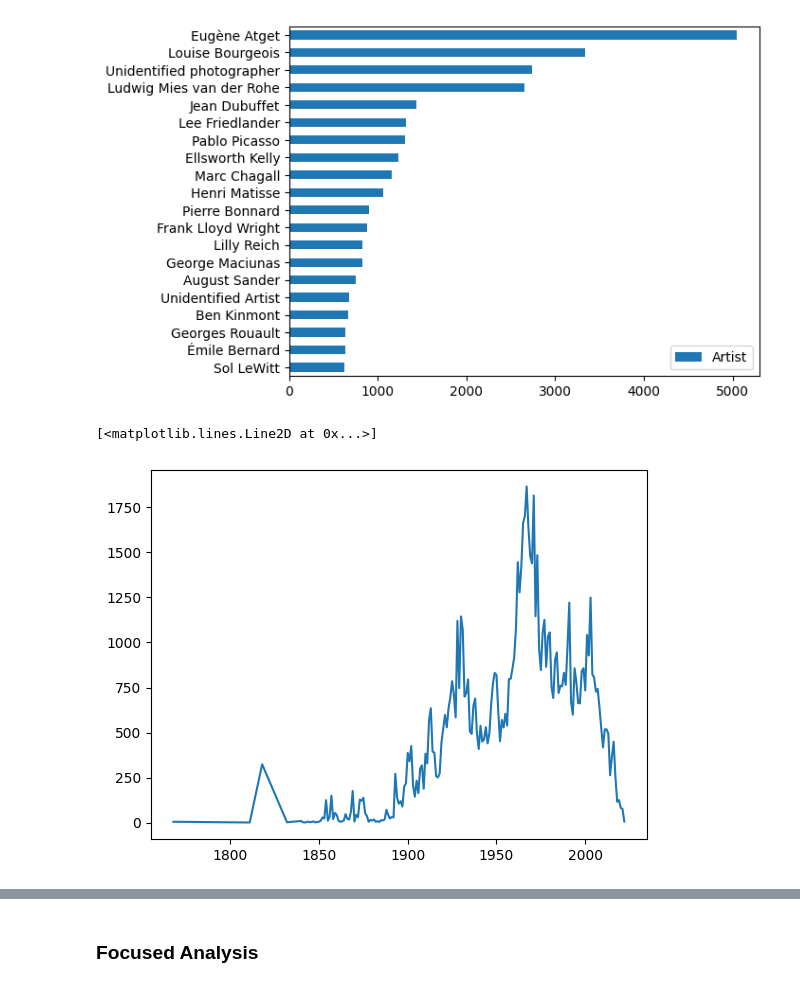
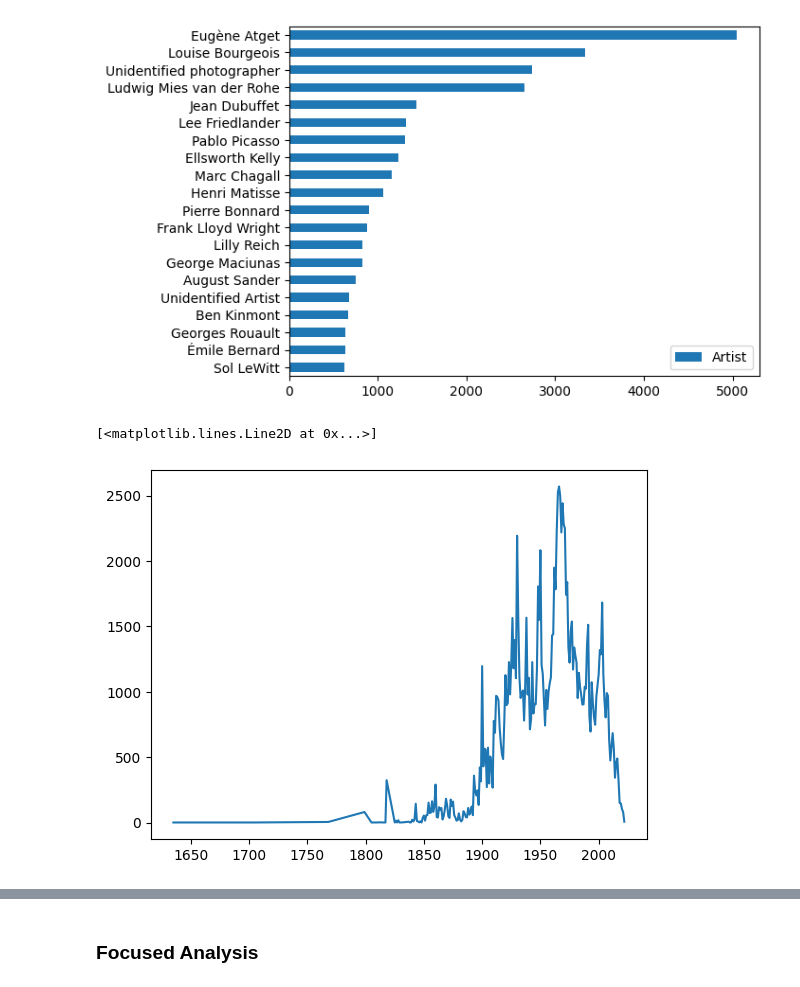
Before and after one commit to maleehaz/DH140-Final-Project, a Jupyter notebook: DH140-finalproject.ipynb, the cells around one changed output, grey strips where cells are left out. Saved outputs shown, nothing was run; the diff lists cells and outputs as text; code cells hidden in the pictures.

```diff
--- a/DH140-finalproject.ipynb
+++ b/DH140-finalproject.ipynb
@@ -64,0 +89,2 @@ dfartworks.head()
+# %%
+dfartworks['YearAcquired'] = pd.DatetimeIndex(dfartworks['DateAcquired']).year
@@ -106,16 +153,18 @@ genderplot = dfgender.plot.pie(subplots = True, figsize=(12,5), autopct='%1.2f%%
 [figure]
 # %%
 myStopWords = list(punctuation) + stopwords.words('english')
+numWords = ['zero', 'one', 'two', 'three', 'four', 'five', 'six', 'seven', 'eight', 'nine']
 dfartworks['Medium'] = dfartworks['Medium'].str.lower()
-dfartworks['Medium'] = dfartworks['Medium'].str.replace(',', ' ')
+for c in punctuation:
+  dfartworks['Medium'] = dfartworks['Medium'].str.replace(c, ' ')
 dfartworks = dfartworks.astype({'Medium':'string'})
 dfmed = dfartworks['Medium'].dropna()
 medwordlist = []
 for i in dfmed:
     for w in i.split():
-        if w not in myStopWords:
-            medwordlist.append(w)
-# NEED TO REDUCE WORDS TO STEMS TO FURTHER REFINE
+        if w not in myStopWords and w not in numWords and (not w.isnumeric()):
+            medwordlist.append(PorterStemmer().stem(w))
+
 dfmed = pd.DataFrame(nltk.FreqDist(medwordlist).most_common(20), columns= ['Words', 'Frequency']).sort_values('Frequency')
 medplot = plt.barh(dfmed['Words'], dfmed['Frequency'], color='lightcoral')
 # %% [output]
@@ -129,12 +182,25 @@ artistdistdf.head(20).sort_values('Artist').plot.barh()
 [figure]
 # %%
 dates = []
-for i in dfartworks['Date']:
-  if (not pd.isna(i)) and i.isnumeric() and len(i) == 4:
-    dates.append(int(i))
+dfartworks = dfartworks.astype({'Date':'string'})
+for c in punctuation:
+  dfartworks['Date'] = dfartworks['Date'].str.replace(c, ' ')
+dfartworks['Date'] = dfartworks['Date'].str.replace('s', ' ')
+dfartworks['Date'] = dfartworks['Date'].str.replace('–', ' ')
+dfartworks['Date'] = dfartworks['Date'].str.lower()
+
+for i in range(len(dfartworks)):
+   if (not pd.isna(dfartworks['Date'][i])):
+      for w in dfartworks['Date'][i].split():
+        if (not pd.isna(w)) and w.isnumeric() and len(w) == 4:
+          dfartworks['Date'][i] = w
+index = 0
+for w in dfartworks['Date']:
+   if (not pd.isna(w)) and w.isnumeric() and len(w) == 4:
+          dates.append(int(w))
 dates.sort()
 timeseries = np.unique(dates, return_counts=True)
 plt.plot(timeseries[0], timeseries[1])
 # %% [output]
 [<matplotlib.lines.Line2D at 0x...>]
-[figure, old version]
+[figure, new version]
```
Also changed, not shown: parts of 35 cells of this notebook.
